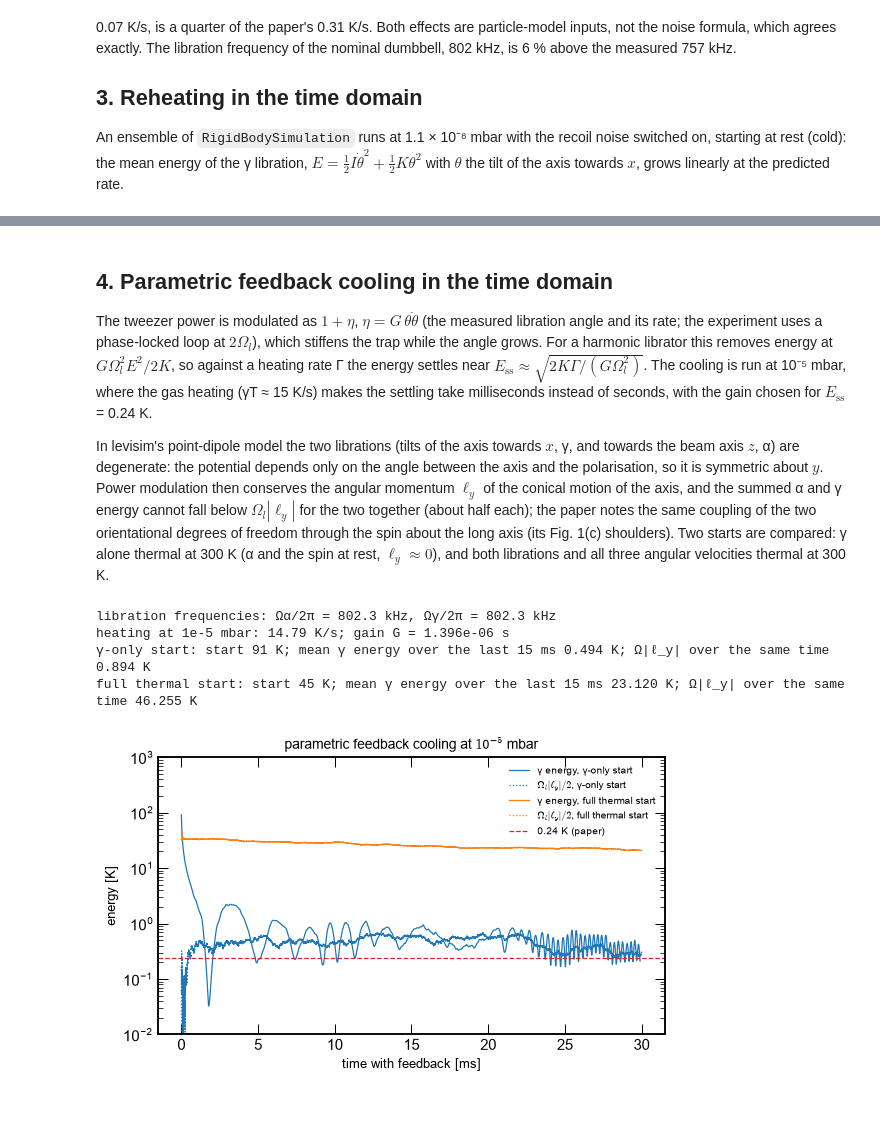
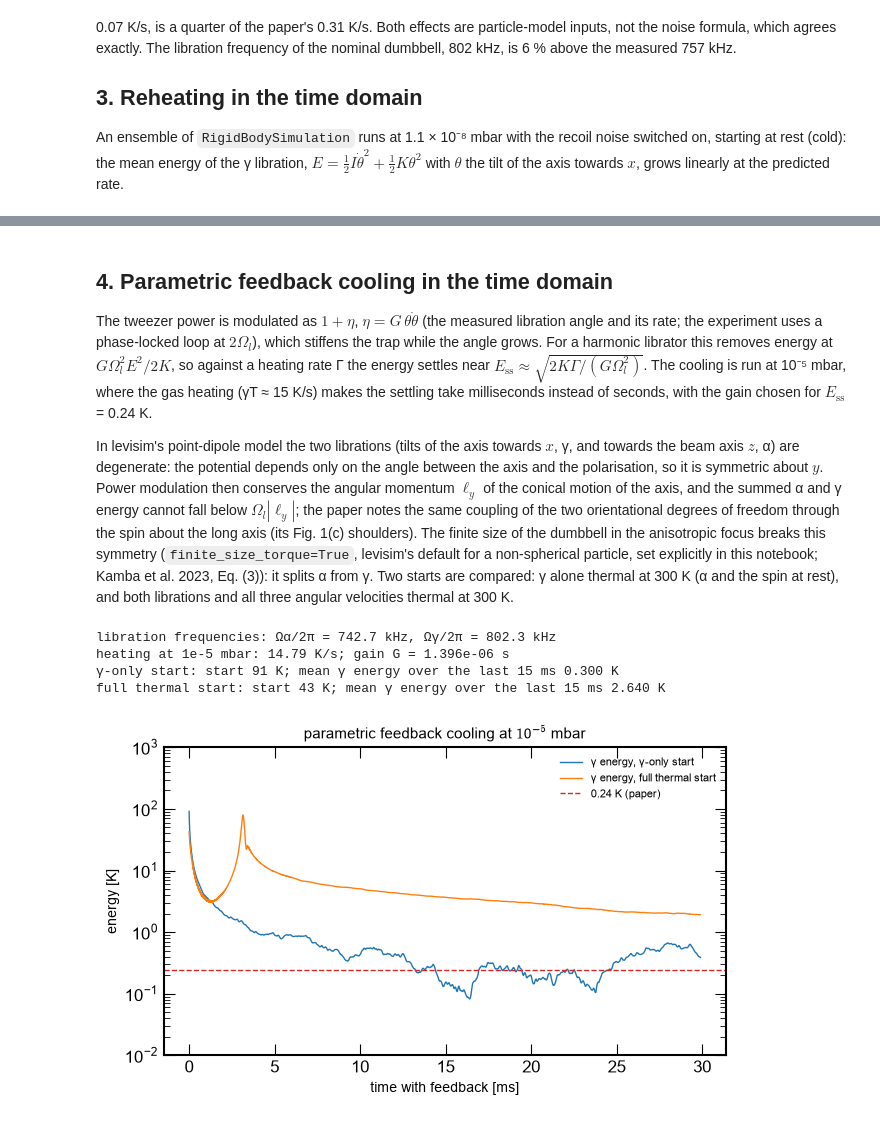
Before and after one commit to julianiacoponi/levisim, a Jupyter notebook: notebooks/papers/vanderlaan2021_libration_cooling.ipynb, the cells around one changed output, grey strips where cells are left out. Cells and saved outputs as stored; diff of their text form; code cells hidden in the pictures.

```diff
--- a/notebooks/papers/vanderlaan2021_libration_cooling.ipynb
+++ b/notebooks/papers/vanderlaan2021_libration_cooling.ipynb
@@ -93,7 +93,7 @@ levisim recoil_torque_noise, same parameters: S/2I = 0.3110 K/s (relative differ
 
 levisim's `Dumbbell` (two coupled point dipoles, touching 136 nm spheres) in the paper's tweezer:
 # %%
-trap = Trap(tweezer=tweezer, particle=dumbbell, gas=Gas(P=1.1e-8*mbar))
+trap = Trap(tweezer=tweezer, particle=dumbbell, gas=Gas(P=1.1e-8*mbar), finite_size_torque=True)
 α_body = np.real(np.diag(dumbbell.body_effective_polarisability_tensor(tweezer.k)))
 ratio = (α_body[2] - α_body[0]) / α_body[2]
 I_γ = trap.Ij['γ']
@@ -183,12 +183,14 @@ In levisim's point-dipole model the two librations (tilts of the axis towards $x
 beam axis $z$, α) are degenerate: the potential depends only on the angle between the axis and the
 polarisation, so it is symmetric about $y$. Power modulation then conserves the angular momentum
 $\ell_y$ of the conical motion of the axis, and the summed α and γ energy cannot fall below
-$\Omega_l|\ell_y|$ for the two together (about half each); the paper notes the same coupling of the two orientational degrees of freedom
-through the spin about the long axis (its Fig. 1(c) shoulders). Two starts are compared:
-γ alone thermal at 300 K (α and the spin at rest, $\ell_y \approx 0$), and both librations and all
+$\Omega_l|\ell_y|$; the paper notes the same coupling of the two orientational degrees of freedom
+through the spin about the long axis (its Fig. 1(c) shoulders). The finite size of the dumbbell in the
+anisotropic focus breaks this symmetry (`finite_size_torque=True`, levisim's default for a
+non-spherical particle, set explicitly in this notebook; Kamba et al. 2023, Eq. (3)): it splits α from γ.
+Two starts are compared: γ alone thermal at 300 K (α and the spin at rest), and both librations and all
 three angular velocities thermal at 300 K.
 # %%
-trap_cool = Trap(tweezer=tweezer, particle=dumbbell, gas=Gas(P=1e-5*mbar))
+trap_cool = Trap(tweezer=tweezer, particle=dumbbell, gas=Gas(P=1e-5*mbar), finite_size_torque=True)
 Γ_heat = (trap_cool.torque_noise_psd[2, 2] / (2 * I_γ) + trap_cool.Γrot_j['γ'] * 300.0 * kB)  # J/s
 Ω_l = trap_cool.Ωθ['γ']
 E_target = 0.24 * kB
@@ -212,52 +214,42 @@ def thermal_state(rng, all_modes):
     return np.concatenate([np.zeros(6), q0, dumbbell.inertia_tensor @ (R0.T @ ω0)])
 
 
-def conical_floor(sim):
-    """Ω_l |ℓ_y| [K], ℓ_y the lab y angular momentum less the spin about the dumbbell axis"""
-    n = sim.lab_directions(axis)
-    L_lab = sim.angular_momenta_lab()
-    spin = sim.X[:, 12]
-    return Ω_l * np.abs(L_lab[:, 1] - spin * n[:, 1]) / kB
-
-
 feedback = {'gain': gain, 'body_axis': axis, 'lab_axis': (1, 0, 0), 'max_modulation': 0.5}
 segment_steps, decimate_cool, n_segments = 400_000, 50, 15
 cooling = {}
 for all_modes in (False, True):
     X0 = thermal_state(np.random.default_rng(5), all_modes)
-    E, floor = [], []
+    E = []
     for segment in range(n_segments):
         sim = RigidBodySimulation(trap=trap_cool, num_samples=segment_steps, Δt=Δt, recoil=True,
                                   seed=50 + segment, X0=X0, parametric_feedback=feedback)
         E.append(libration_energy(sim)[:-1:decimate_cool])
-        floor.append(conical_floor(sim)[:-1:decimate_cool])
         X0 = sim.X[-1].copy()
-    cooling[all_modes] = (np.concatenate(E), np.concatenate(floor))
-t_cool = np.arange(len(cooling[False][0])) * Δt * decimate_cool
+    cooling[all_modes] = np.concatenate(E)
+t_cool = np.arange(len(cooling[False])) * Δt * decimate_cool
 window = 400  # 0.1 ms
 late = slice(len(t_cool) // 2, None)
 for all_modes, label in ((False, 'γ-only start'), (True, 'full thermal start')):
-    E, floor = cooling[all_modes]
+    E = cooling[all_modes]
     print(f'{label}: start {E[:window].mean():.0f} K; mean γ energy over the last {t_cool[-1] * 1e3 / 2:.0f} ms '
-          f'{E[late].mean():.3f} K; Ω|ℓ_y| over the same time {floor[late].mean():.3f} K')
+          f'{E[late].mean():.3f} K')
 
 fig, ax = plt.subplots(figsize=(6.5, 4))
 for (all_modes, label), colour in zip(((False, 'γ-only start'), (True, 'full thermal start')), ('C0', 'C1')):
-    E, floor = cooling[all_modes]
+    E = cooling[all_modes]
     E_smooth = np.convolve(E, np.ones(window) / window, mode='valid')
     ax.semilogy(t_cool[:len(E_smooth)] * 1e3, E_smooth, color=colour, label=f'γ energy, {label}')
-    ax.semilogy(t_cool * 1e3, floor / 2, color=colour, ls=':', lw=1, label=r'$\Omega_l|\ell_y|/2$, ' + label)
 ax.axhline(0.24, color='C3', ls='--', label='0.24 K (paper)')
 ax.set_xlabel('time with feedback [ms]')
 ax.set_ylabel('energy [K]')
 ax.set_ylim(1e-2, 1e3)
 ax.set_title(r'parametric feedback cooling at $10^{-5}$ mbar', fontsize=11)
 ax.legend(frameon=False, fontsize=8)
 fig.tight_layout()
 # %% [output]
-libration frequencies: Ωα/2π = 802.3 kHz, Ωγ/2π = 802.3 kHz
+libration frequencies: Ωα/2π = 742.7 kHz, Ωγ/2π = 802.3 kHz
 heating at 1e-5 mbar: 14.79 K/s; gain G = 1.396e-06 s
-γ-only start: start 91 K; mean γ energy over the last 15 ms 0.494 K; Ω|ℓ_y| over the same time 0.894 K
-full thermal start: start 45 K; mean γ energy over the last 15 ms 23.120 K; Ω|ℓ_y| over the same time 46.255 K
+γ-only start: start 91 K; mean γ energy over the last 15 ms 0.300 K
+full thermal start: start 43 K; mean γ energy over the last 15 ms 2.640 K
-[figure, old version]
+[figure, new version]
 # %% [markdown]
```
Also changed, not shown: parts of 3 cells of this notebook, 6 other files.
